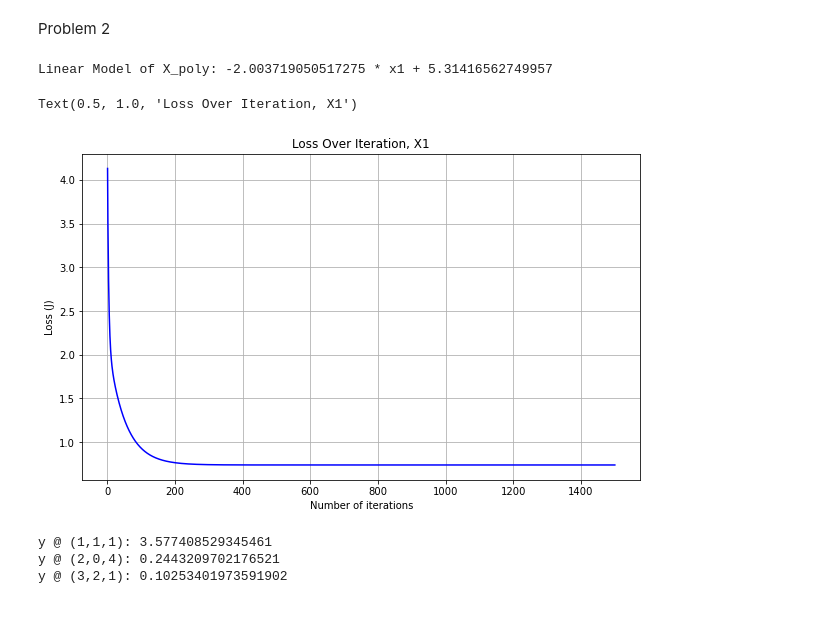
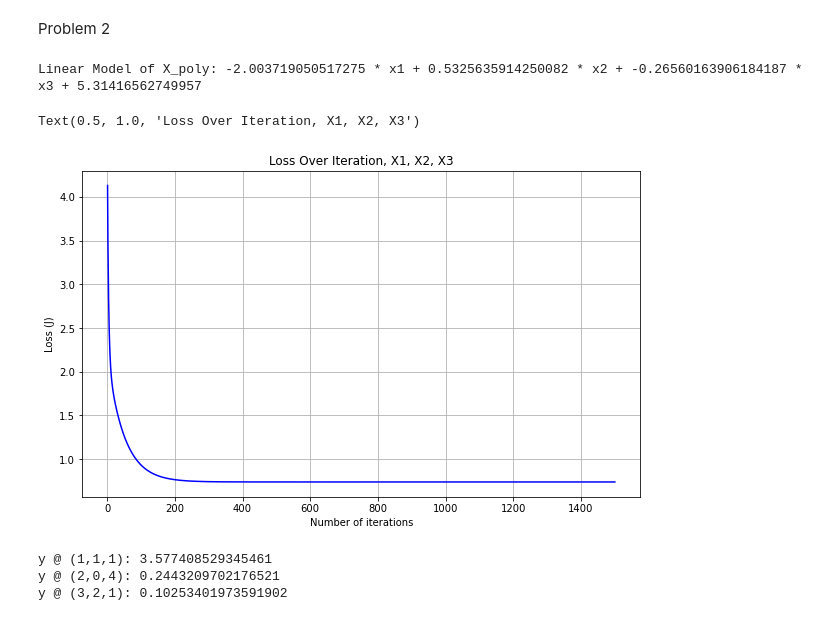
Before and after one commit to pcur/ECGR-4105, a Jupyter notebook: Homework 0/HW0.ipynb, the cells around one changed output. Saved outputs shown, nothing was run; the diff lists cells and outputs as text; code cells hidden in the pictures.

```diff
--- a/Homework 0/HW0.ipynb
+++ b/Homework 0/HW0.ipynb
@@ -202,30 +202,30 @@ cost_poly = compute_cost(X_poly, y, theta_poly)
 theta_poly, cost_history_poly = gradient_descent(X_poly, y, theta_poly, alpha, iterations)
 #linear model in form h = t1*x + t0
 #Part 1
-print('Linear Model of X_poly:', theta_poly[1], '* x1 +', theta_poly[0])
+print('Linear Model of X_poly:', theta_poly[1], '* x1 +', theta_poly[2], '* x2 +', theta_poly[3], '* x3 +', theta_poly[0])
 # %% [output]
-Linear Model of X_poly: -2.003719050517275 * x1 + 5.31416562749957
+Linear Model of X_poly: -2.003719050517275 * x1 + 0.5325635914250082 * x2 + -0.26560163906184187 * x3 + 5.31416562749957
 # %%
 #Part 2
 plt.plot(range(1, iterations + 1),cost_history_poly, color='blue')
 plt.rcParams["figure.figsize"] = (10,6)
 plt.grid()
 plt.xlabel('Number of iterations')
 plt.ylabel('Loss (J)')
-plt.title('Loss Over Iteration, X1')
+plt.title('Loss Over Iteration, X1, X2, X3')
 # %% [output]
-Text(0.5, 1.0, 'Loss Over Iteration, X1')
+Text(0.5, 1.0, 'Loss Over Iteration, X1, X2, X3')
-[figure, old version]
+[figure, new version]
-# %%
-# Part 4: Predict the value of y for new (X1, X2, X3) values (1, 1, 1), for (2, 0, 4), and for (3, 2, 1)
-y_poly111 = theta_poly[0] + theta_poly[1]*(1) + theta_poly[2]*(1) + theta_poly[3]*(1)
-y_poly204 = theta_poly[0] + theta_poly[1]*(2) + theta_poly[2]*(0) + theta_poly[3]*(4)
-y_poly321 = theta_poly[0] + theta_poly[1]*(3) + theta_poly[2]*(2) + theta_poly[3]*(1)
-
-print('y @ (1,1,1):', y_poly111)
-print('y @ (2,0,4):', y_poly204)
-print('y @ (3,2,1):', y_poly321)
-# %% [output]
-y @ (1,1,1): 3.577408529345461
-y @ (2,0,4): 0.2443209702176521
-y @ (3,2,1): 0.10253401973591902
+# %%
+# Part 4: Predict the value of y for new (X1, X2, X3) values (1, 1, 1), for (2, 0, 4), and for (3, 2, 1)
+y_poly111 = theta_poly[0] + theta_poly[1]*(1) + theta_poly[2]*(1) + theta_poly[3]*(1)
+y_poly204 = theta_poly[0] + theta_poly[1]*(2) + theta_poly[2]*(0) + theta_poly[3]*(4)
+y_poly321 = theta_poly[0] + theta_poly[1]*(3) + theta_poly[2]*(2) + theta_poly[3]*(1)
+
+print('y @ (1,1,1):', y_poly111)
+print('y @ (2,0,4):', y_poly204)
+print('y @ (3,2,1):', y_poly321)
+# %% [output]
+y @ (1,1,1): 3.577408529345461
+y @ (2,0,4): 0.2443209702176521
+y @ (3,2,1): 0.10253401973591902
```
Also changed, not shown: parts of 4 cells of this notebook.
